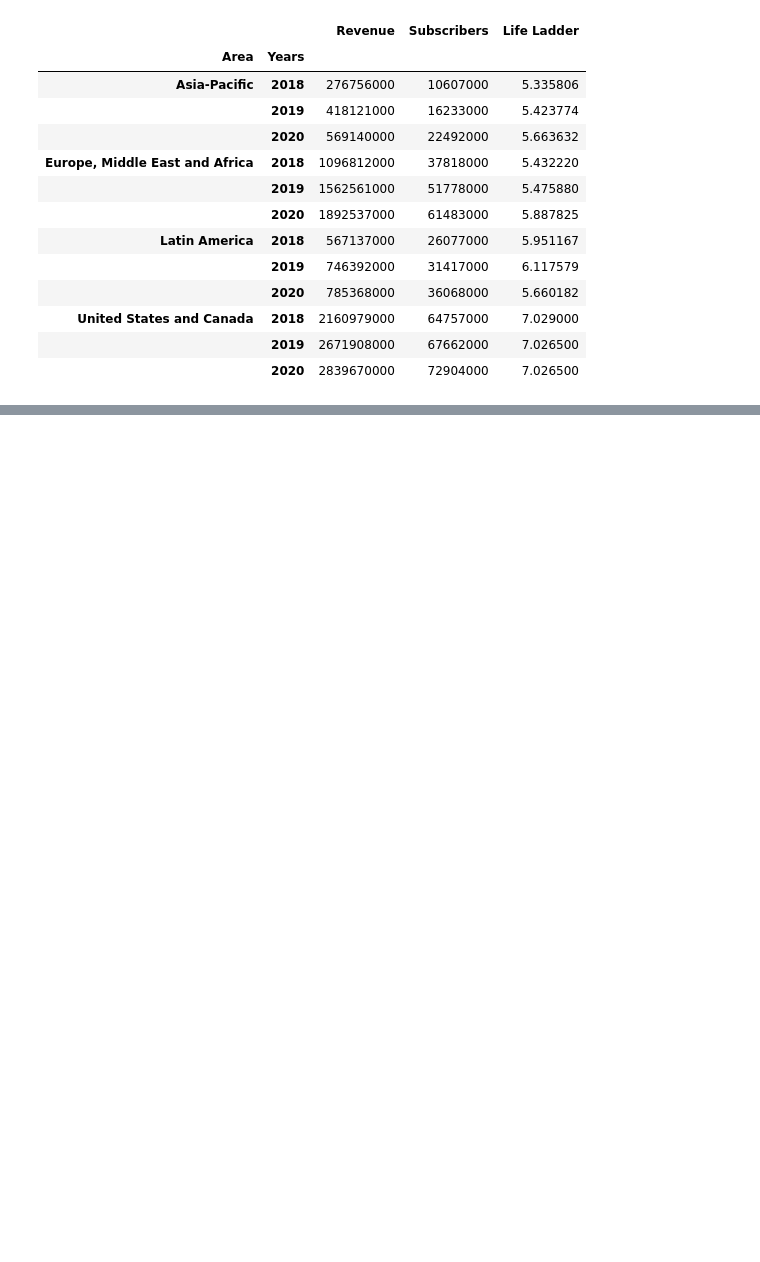
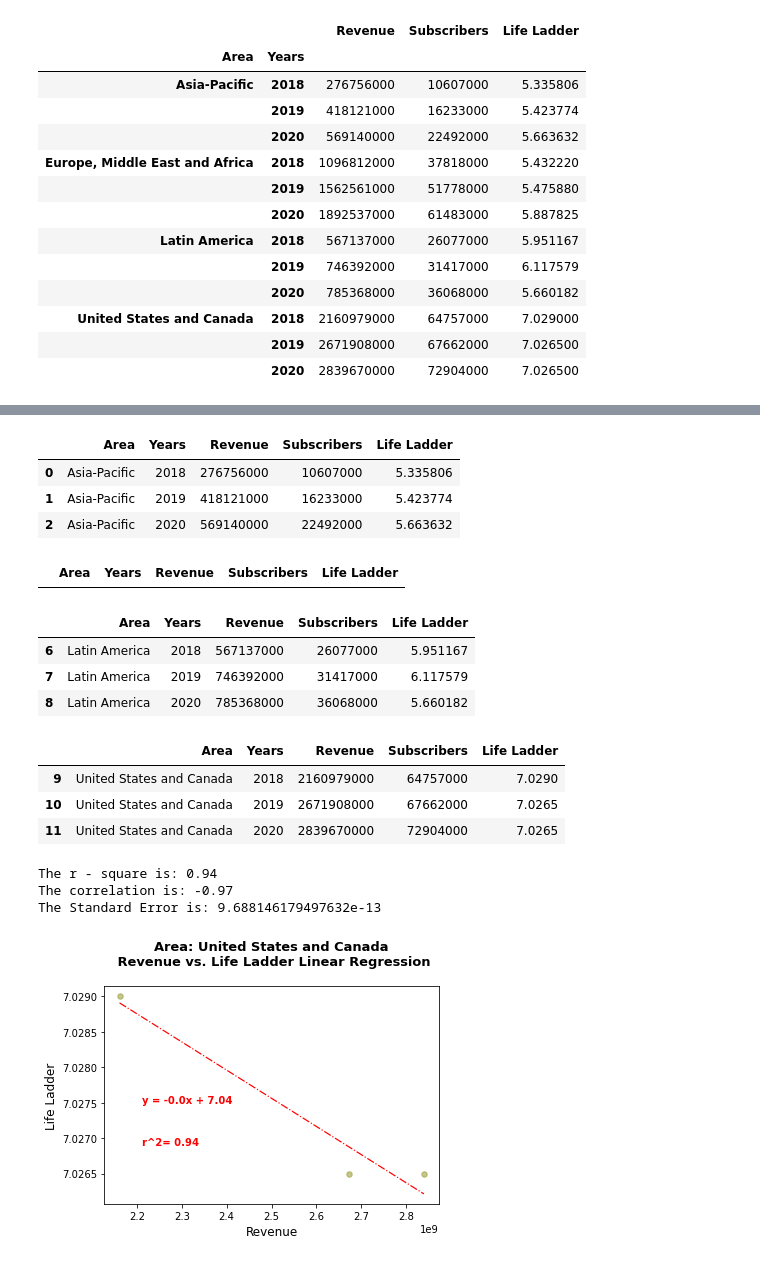
Before and after one commit to adamholcomb/Python-Media-Happiness-Analysis, a Jupyter notebook: HappinessIndex-KF.ipynb, the cells around one changed output, grey strips where cells are left out. Cells and saved outputs as stored; diff of their text form; code cells hidden in the pictures; blank space fills up the shorter version.

Commit message:
Plots by Area

```diff
--- a/HappinessIndex-KF.ipynb
+++ b/HappinessIndex-KF.ipynb
@@ -439,0 +459,3 @@ netflix_rev_region_year_goupby
+# %%
+reset_index = netflix_rev_region_year_goupby.reset_index()
+reset_index
@@ -439,0 +476,55 @@ netflix_rev_region_year_goupby
+# %%
+asia_pacific = reset_index.loc[(reset_index['Area'] == 'Asia-Pacific')]
+asia_pacific
+# %% [output]
+|  | Area | Years | Revenue | Subscribers | Life Ladder |
+| 0 | Asia-Pacific | 2018 | 276756000 | 10607000 | 5.335806 |
+| 1 | Asia-Pacific | 2019 | 418121000 | 16233000 | 5.423774 |
+| 2 | Asia-Pacific | 2020 | 569140000 | 22492000 | 5.663632 |
+# %%
+emea = reset_index.loc[(reset_index['Area'] == 'Europe, Middle East and Africa')]
+emea
+# %% [output]
+|  | Area | Years | Revenue | Subscribers | Life Ladder |
+# %%
+latin_america_area = reset_index.loc[(reset_index['Area'] == 'Latin America')]
+latin_america_area
+# %% [output]
+|  | Area | Years | Revenue | Subscribers | Life Ladder |
+| 6 | Latin America | 2018 | 567137000 | 26077000 | 5.951167 |
+| 7 | Latin America | 2019 | 746392000 | 31417000 | 6.117579 |
+| 8 | Latin America | 2020 | 785368000 | 36068000 | 5.660182 |
+# %%
+usa_area = reset_index.loc[(reset_index['Area'] == 'United States and Canada')]
+usa_area
+# %% [output]
+|  | Area | Years | Revenue | Subscribers | Life Ladder |
+| 9 | United States and Canada | 2018 | 2160979000 | 64757000 | 7.0290 |
+| 10 | United States and Canada | 2019 | 2671908000 | 67662000 | 7.0265 |
+| 11 | United States and Canada | 2020 | 2839670000 | 72904000 | 7.0265 |
+# %%
+# Linear Regression
+def linear_regression(x_axis, y_axis,x,y):
+    corr = round(st.pearsonr(x_axis,y_axis)[0],2)
+    (slope, intercept, rvalue, pvalue, stderr) = st.linregress(x_axis, y_axis)
+    rv = x_axis * slope + intercept
+    le = 'y = ' + str(round(slope,2)) + 'x + ' +str(round(intercept,2))
+    fig1,ax1=plt.subplots()
+    plt.scatter(x_axis, y_axis, color = 'olive', s = 30, alpha = 0.450)
+    plt.plot(x_axis,rv, 'r-.',linewidth =1.2, color = 'red')
+    plt.annotate(le,(x,y), fontsize = 10 , color = 'red',fontweight = 'bold')
+    plt.annotate(f'r^2= {round(rvalue**2,2)}',(x,y-0.0006),fontsize=10,color="red", fontweight='bold')
+    print(f'The r - square is: {round(rvalue**2,2)}')
+    print(f'The correlation is: {round(corr,2)}')
+    print(f'The Standard Error is: {stderr}')
+# %%
+linear_regression(usa_area['Revenue'],usa_area['Life Ladder'],2.21e9,7.0275)
+plt.title(f'Area: United States and Canada\n Revenue vs. Life Ladder Linear Regression\n', fontsize = 13, fontweight = 'bold')
+plt.xlabel('Revenue', fontsize = 12)
+plt.ylabel('Life Ladder', fontsize = 12)
+plt.show()
+# %% [output]
+The r - square is: 0.94
+The correlation is: -0.97
+The Standard Error is: 9.688146179497632e-13
+[figure, added]
```
Also changed, not shown: parts of 12 cells of this notebook.
